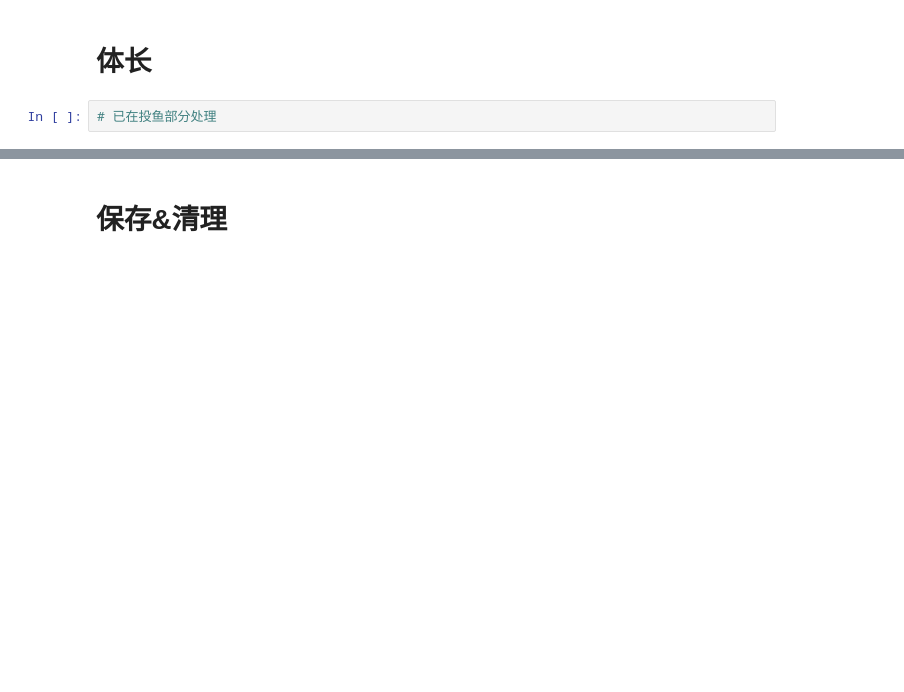
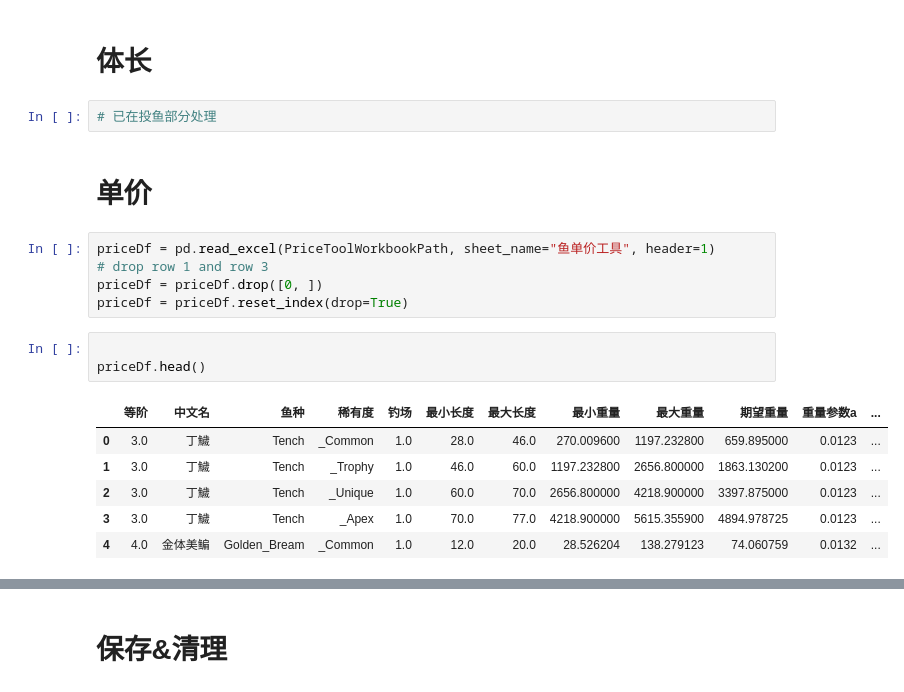
Before and after one commit to futouyiba/StatDemo, a Jupyter notebook: confTools/ScatterConf.ipynb, the cells around one changed output, grey strips where cells are left out. Cells and saved outputs as stored; diff of their text form; blank space fills up the shorter version.

Commit message:
doing price and exp part

```diff
--- a/confTools/ScatterConf.ipynb
+++ b/confTools/ScatterConf.ipynb
@@ -1031,3 +977,20 @@ for idx, originRow in OriginDf.iterrows():
 # 体长
 # %%
 # 已在投鱼部分处理
+# %% [markdown]
+# 单价
+# %%
+priceDf = pd.read_excel(PriceToolWorkbookPath, sheet_name="鱼单价工具", header=1)
+# drop row 1 and row 3
+priceDf = priceDf.drop([0, ])
+priceDf = priceDf.reset_index(drop=True)
+# %%
+
+priceDf.head()
+# %% [output]
+|  | 等阶 | 中文名 | 鱼种 | 稀有度 | 钓场 | 最小长度 | 最大长度 | 最小重量 | 最大重量 | 期望重量 | 重量参数a | ... |
+| 0 | 3.0 | 丁鱥 | Tench | _Common | 1.0 | 28.0 | 46.0 | 270.009600 | 1197.232800 | 659.895000 | 0.0123 | ... |
+| 1 | 3.0 | 丁鱥 | Tench | _Trophy | 1.0 | 46.0 | 60.0 | 1197.232800 | 2656.800000 | 1863.130200 | 0.0123 | ... |
+| 2 | 3.0 | 丁鱥 | Tench | _Unique | 1.0 | 60.0 | 70.0 | 2656.800000 | 4218.900000 | 3397.875000 | 0.0123 | ... |
+| 3 | 3.0 | 丁鱥 | Tench | _Apex | 1.0 | 70.0 | 77.0 | 4218.900000 | 5615.355900 | 4894.978725 | 0.0123 | ... |
+| 4 | 4.0 | 金体美鳊 | Golden_Bream | _Common | 1.0 | 12.0 | 20.0 | 28.526204 | 138.279123 | 74.060759 | 0.0132 | ... |
```
Also changed, not shown: parts of 6 cells of this notebook, 6 other files.
